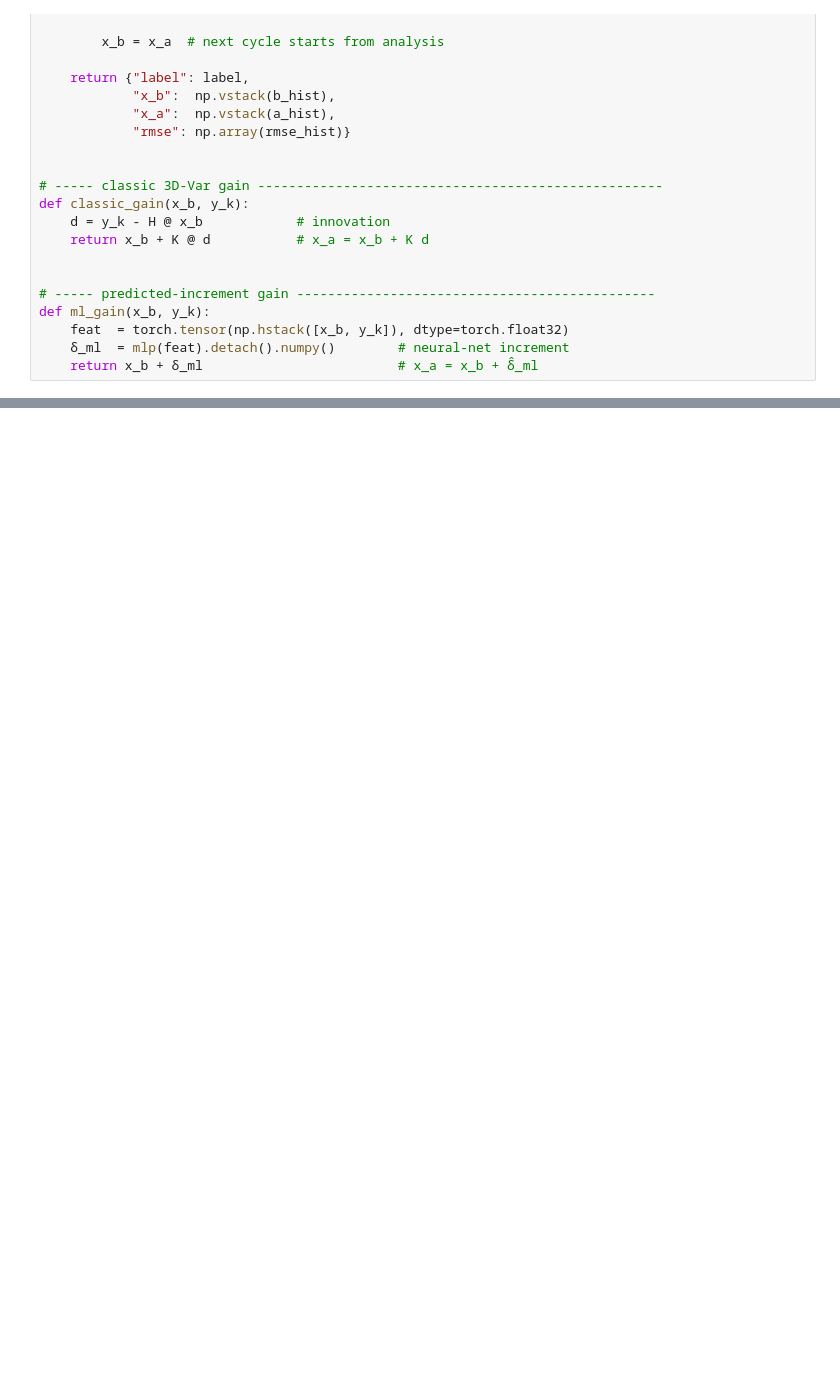
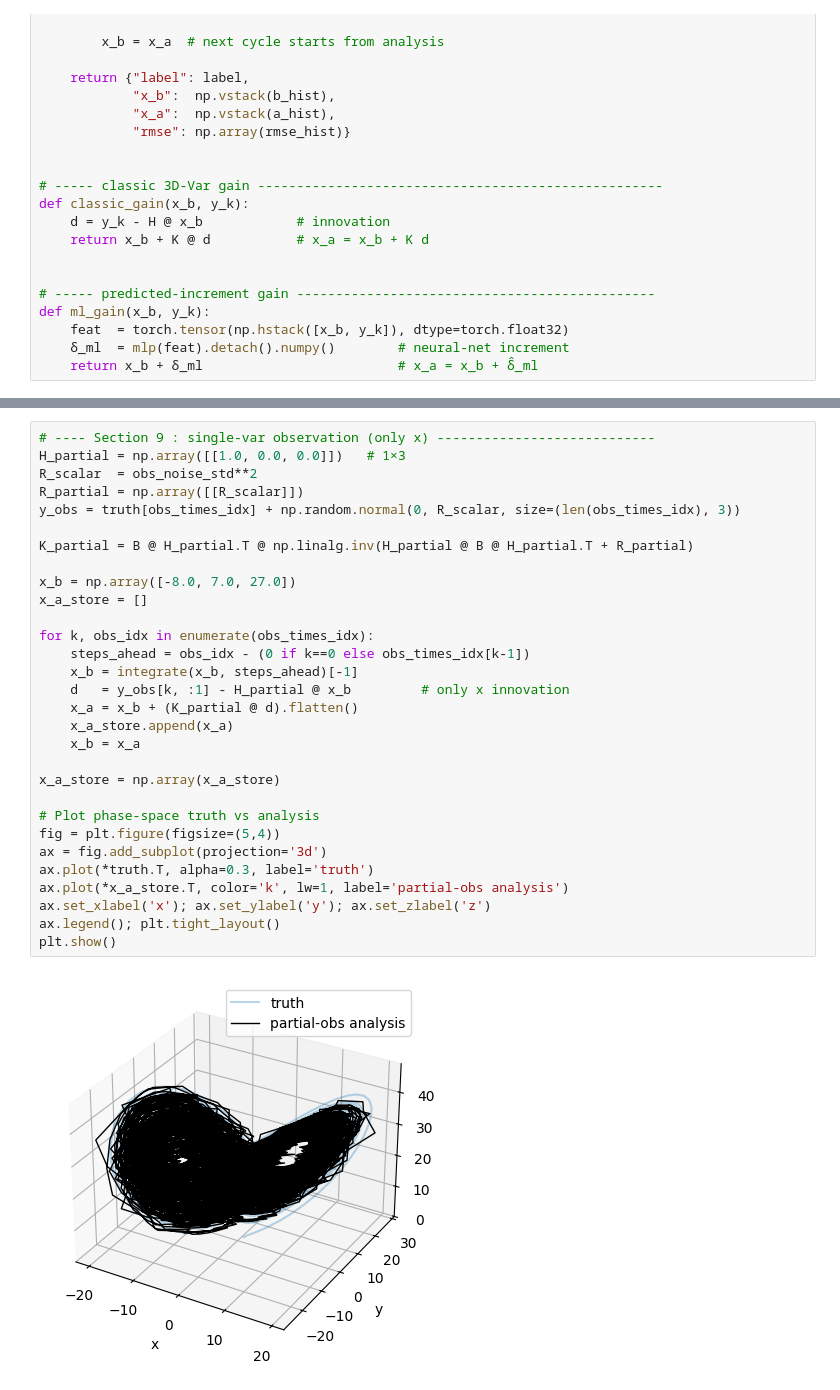
Before and after one commit to jn-stw/3DVar_MLP, a Jupyter notebook: main.ipynb, the cells around one changed output, grey strips where cells are left out. Saved outputs shown, nothing was run; the diff lists cells and outputs as text; blank space fills up the shorter version.

```diff
--- a/main.ipynb
+++ b/main.ipynb
@@ -445,0 +534,32 @@ Predicted-Incr     0.7724       0.7295      0.0406
+# %%
+# ---- Section 9 : single-var observation (only x) ----------------------------
+H_partial = np.array([[1.0, 0.0, 0.0]])   # 1×3
+R_scalar  = obs_noise_std**2
+R_partial = np.array([[R_scalar]])
+y_obs = truth[obs_times_idx] + np.random.normal(0, R_scalar, size=(len(obs_times_idx), 3))
+
+K_partial = B @ H_partial.T @ np.linalg.inv(H_partial @ B @ H_partial.T + R_partial)
+
+x_b = np.array([-8.0, 7.0, 27.0])
+x_a_store = []
+
+for k, obs_idx in enumerate(obs_times_idx):
+    steps_ahead = obs_idx - (0 if k==0 else obs_times_idx[k-1])
+    x_b = integrate(x_b, steps_ahead)[-1]
+    d   = y_obs[k, :1] - H_partial @ x_b         # only x innovation
+    x_a = x_b + (K_partial @ d).flatten()
+    x_a_store.append(x_a)
+    x_b = x_a
+
+x_a_store = np.array(x_a_store)
+
+# Plot phase-space truth vs analysis
+fig = plt.figure(figsize=(5,4))
+ax = fig.add_subplot(projection='3d')
+ax.plot(*truth.T, alpha=0.3, label='truth')
+ax.plot(*x_a_store.T, color='k', lw=1, label='partial-obs analysis')
+ax.set_xlabel('x'); ax.set_ylabel('y'); ax.set_zlabel('z')
+ax.legend(); plt.tight_layout()
+plt.show()
+# %% [output]
+[figure, added]
```
Also changed, not shown: parts of 12 cells of this notebook.
